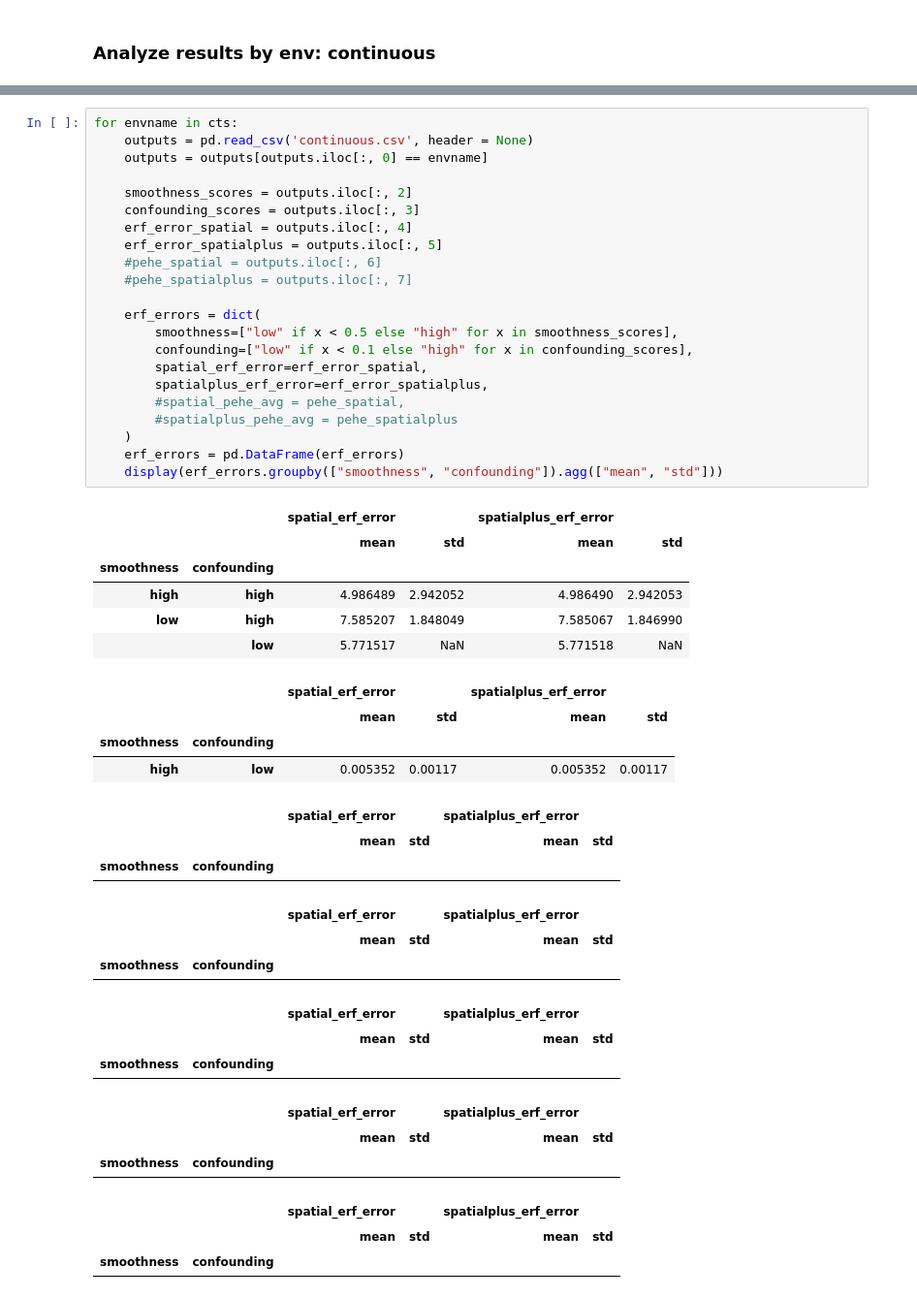
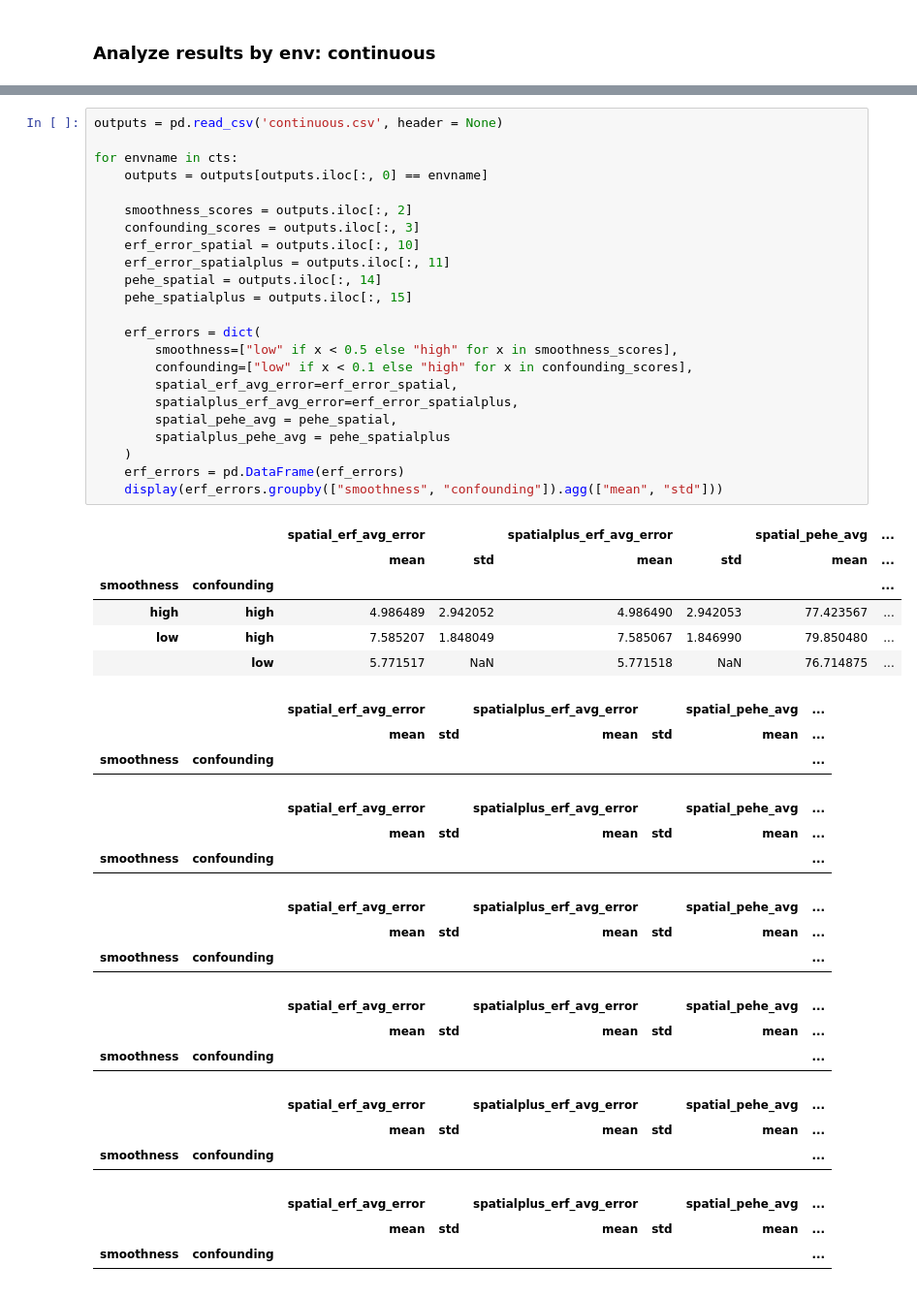
Before and after one commit to NSAPH-Projects/space, a Jupyter notebook: examples/evaluator_continuous.ipynb, the cells around one changed output, grey strips where cells are left out. Shown at 97% size. Cells and saved outputs as stored; diff of their text form.

```diff
--- a/examples/evaluator_continuous.ipynb
+++ b/examples/evaluator_continuous.ipynb
@@ -48,48 +76,48 @@ KeyboardInterrupt:
 # %%
+outputs = pd.read_csv('continuous.csv', header = None)
+
 for envname in cts:
-    outputs = pd.read_csv('continuous.csv', header = None)
     outputs = outputs[outputs.iloc[:, 0] == envname]
 
     smoothness_scores = outputs.iloc[:, 2]
     confounding_scores = outputs.iloc[:, 3]
-    erf_error_spatial = outputs.iloc[:, 4]
-    erf_error_spatialplus = outputs.iloc[:, 5]
-    #pehe_spatial = outputs.iloc[:, 6]
-    #pehe_spatialplus = outputs.iloc[:, 7]
+    erf_error_spatial = outputs.iloc[:, 10]
+    erf_error_spatialplus = outputs.iloc[:, 11]
+    pehe_spatial = outputs.iloc[:, 14]
+    pehe_spatialplus = outputs.iloc[:, 15]
 
     erf_errors = dict(
         smoothness=["low" if x < 0.5 else "high" for x in smoothness_scores],
         confounding=["low" if x < 0.1 else "high" for x in confounding_scores],
-        spatial_erf_error=erf_error_spatial,
-        spatialplus_erf_error=erf_error_spatialplus,
-        #spatial_pehe_avg = pehe_spatial,
-        #spatialplus_pehe_avg = pehe_spatialplus
+        spatial_erf_avg_error=erf_error_spatial,
+        spatialplus_erf_avg_error=erf_error_spatialplus,
+        spatial_pehe_avg = pehe_spatial,
+        spatialplus_pehe_avg = pehe_spatialplus
     )
     erf_errors = pd.DataFrame(erf_errors)
     display(erf_errors.groupby(["smoothness", "confounding"]).agg(["mean", "std"]))
 # %% [output]
-|  |  | spatial_erf_error |  | spatialplus_erf_error |  |
-|  |  | mean | std | mean | std |
-| smoothness | confounding |  |  |  |  |
-| high | high | 4.986489 | 2.942052 | 4.986490 | 2.942053 |
-| low | high | 7.585207 | 1.848049 | 7.585067 | 1.846990 |
-|  | low | 5.771517 | NaN | 5.771518 | NaN |
+|  |  | spatial_erf_avg_error |  | spatialplus_erf_avg_error |  | spatial_pehe_avg | ... |
+|  |  | mean | std | mean | std | mean | ... |
+| smoothness | confounding |  |  |  |  |  | ... |
+| high | high | 4.986489 | 2.942052 | 4.986490 | 2.942053 | 77.423567 | ... |
+| low | high | 7.585207 | 1.848049 | 7.585067 | 1.846990 | 79.850480 | ... |
+|  | low | 5.771517 | NaN | 5.771518 | NaN | 76.714875 | ... |
-|  |  | spatial_erf_error |  | spatialplus_erf_error |  |
-|  |  | mean | std | mean | std |
-| smoothness | confounding |  |  |  |  |
-| high | low | 0.005352 | 0.00117 | 0.005352 | 0.00117 |
+|  |  | spatial_erf_avg_error |  | spatialplus_erf_avg_error |  | spatial_pehe_avg | ... |
+|  |  | mean | std | mean | std | mean | ... |
+| smoothness | confounding |  |  |  |  |  | ... |
-|  |  | spatial_erf_error |  | spatialplus_erf_error |  |
-|  |  | mean | std | mean | std |
-| smoothness | confounding |  |  |  |  |
+|  |  | spatial_erf_avg_error |  | spatialplus_erf_avg_error |  | spatial_pehe_avg | ... |
+|  |  | mean | std | mean | std | mean | ... |
+| smoothness | confounding |  |  |  |  |  | ... |
-|  |  | spatial_erf_error |  | spatialplus_erf_error |  |
-|  |  | mean | std | mean | std |
-| smoothness | confounding |  |  |  |  |
+|  |  | spatial_erf_avg_error |  | spatialplus_erf_avg_error |  | spatial_pehe_avg | ... |
+|  |  | mean | std | mean | std | mean | ... |
+| smoothness | confounding |  |  |  |  |  | ... |
-|  |  | spatial_erf_error |  | spatialplus_erf_error |  |
-|  |  | mean | std | mean | std |
-| smoothness | confounding |  |  |  |  |
+|  |  | spatial_erf_avg_error |  | spatialplus_erf_avg_error |  | spatial_pehe_avg | ... |
+|  |  | mean | std | mean | std | mean | ... |
+| smoothness | confounding |  |  |  |  |  | ... |
-|  |  | spatial_erf_error |  | spatialplus_erf_error |  |
-|  |  | mean | std | mean | std |
-| smoothness | confounding |  |  |  |  |
+|  |  | spatial_erf_avg_error |  | spatialplus_erf_avg_error |  | spatial_pehe_avg | ... |
+|  |  | mean | std | mean | std | mean | ... |
+| smoothness | confounding |  |  |  |  |  | ... |
-|  |  | spatial_erf_error |  | spatialplus_erf_error |  |
-|  |  | mean | std | mean | std |
-| smoothness | confounding |  |  |  |  |
+|  |  | spatial_erf_avg_error |  | spatialplus_erf_avg_error |  | spatial_pehe_avg | ... |
+|  |  | mean | std | mean | std | mean | ... |
+| smoothness | confounding |  |  |  |  |  | ... |
```
Also changed, not shown: parts of 4 cells of this notebook, 1 other file.
